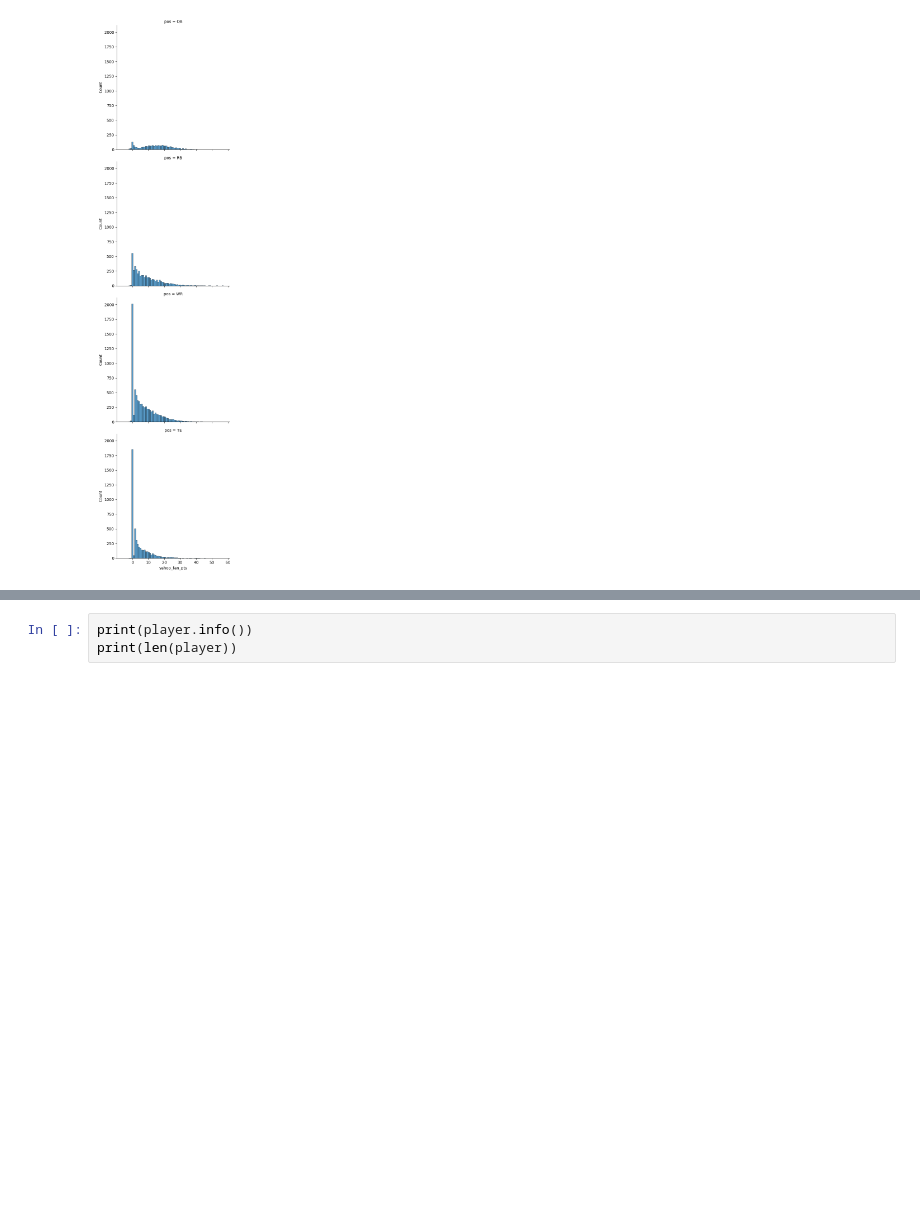
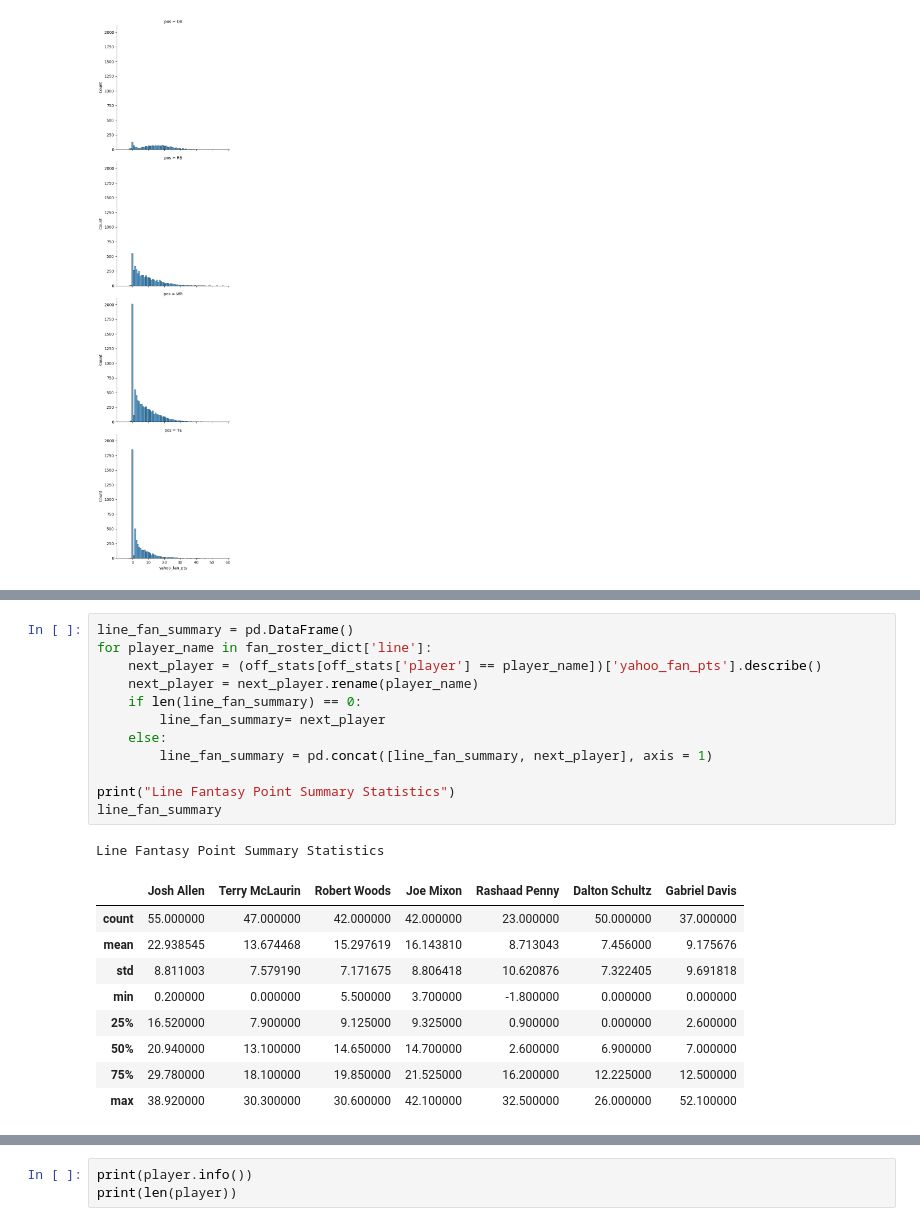
Before and after one commit to rbtessier/nfl-analysis, a Jupyter notebook: nfl_fantasy_eda.ipynb, the cells around one changed output, grey strips where cells are left out. Cells and saved outputs as stored; diff of their text form; blank space fills up the shorter version.

```diff
--- a/nfl_fantasy_eda.ipynb
+++ b/nfl_fantasy_eda.ipynb
@@ -153,3 +151,26 @@ Name: yahoo_fan_pts, dtype: float64
+# %%
+line_fan_summary = pd.DataFrame()
+for player_name in fan_roster_dict['line']:
+    next_player = (off_stats[off_stats['player'] == player_name])['yahoo_fan_pts'].describe()
+    next_player = next_player.rename(player_name)
+    if len(line_fan_summary) == 0:
+        line_fan_summary= next_player
+    else:
+        line_fan_summary = pd.concat([line_fan_summary, next_player], axis = 1)
+
+print("Line Fantasy Point Summary Statistics")
+line_fan_summary
+# %% [output]
+Line Fantasy Point Summary Statistics
+|  | Josh Allen | Terry McLaurin | Robert Woods | Joe Mixon | Rashaad Penny | Dalton Schultz | Gabriel Davis |
+| count | 55.000000 | 47.000000 | 42.000000 | 42.000000 | 23.000000 | 50.000000 | 37.000000 |
+| mean | 22.938545 | 13.674468 | 15.297619 | 16.143810 | 8.713043 | 7.456000 | 9.175676 |
+| std | 8.811003 | 7.579190 | 7.171675 | 8.806418 | 10.620876 | 7.322405 | 9.691818 |
+| min | 0.200000 | 0.000000 | 5.500000 | 3.700000 | -1.800000 | 0.000000 | 0.000000 |
+| 25% | 16.520000 | 7.900000 | 9.125000 | 9.325000 | 0.900000 | 0.000000 | 2.600000 |
+| 50% | 20.940000 | 13.100000 | 14.650000 | 14.700000 | 2.600000 | 6.900000 | 7.000000 |
+| 75% | 29.780000 | 18.100000 | 19.850000 | 21.525000 | 16.200000 | 12.225000 | 12.500000 |
+| max | 38.920000 | 30.300000 | 30.600000 | 42.100000 | 32.500000 | 26.000000 | 52.100000 |
 # %%
 print("Running Backs")
 describe(off_stats, "Joe Mixon")
```
Also changed, not shown: parts of 2 cells of this notebook.
